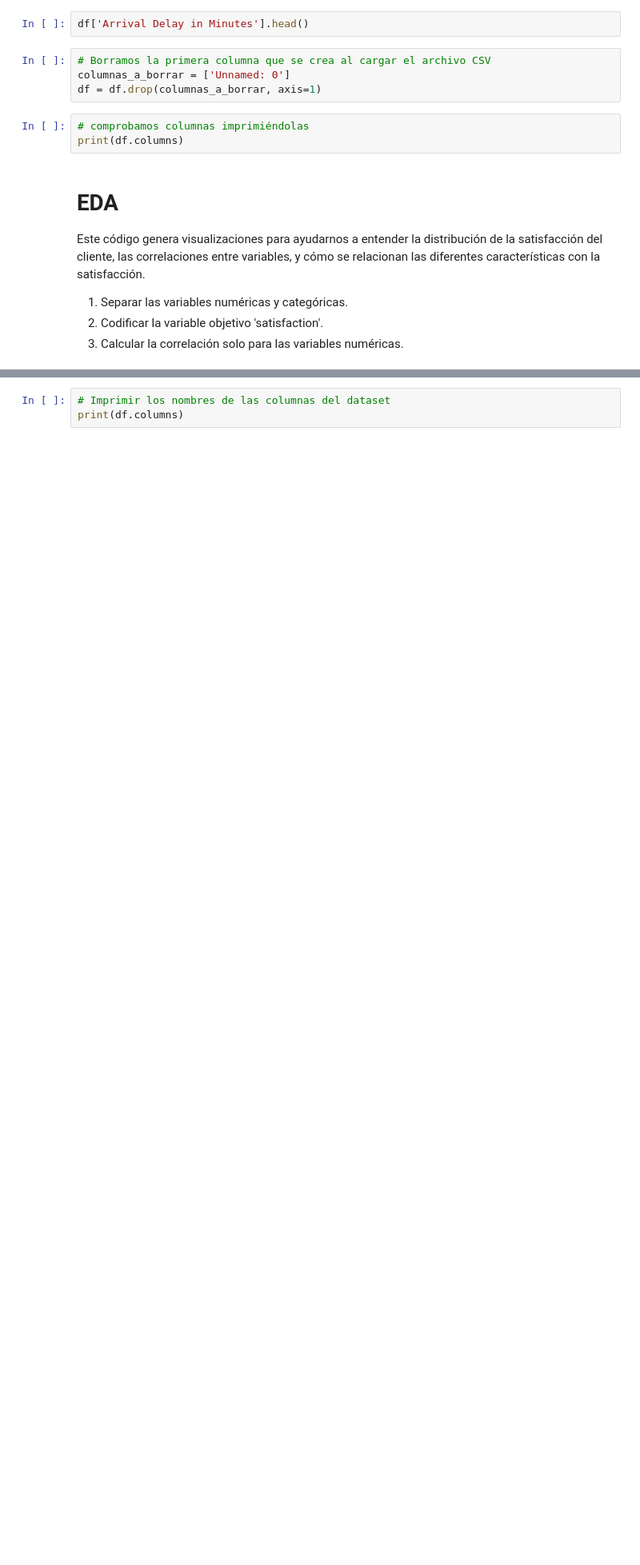
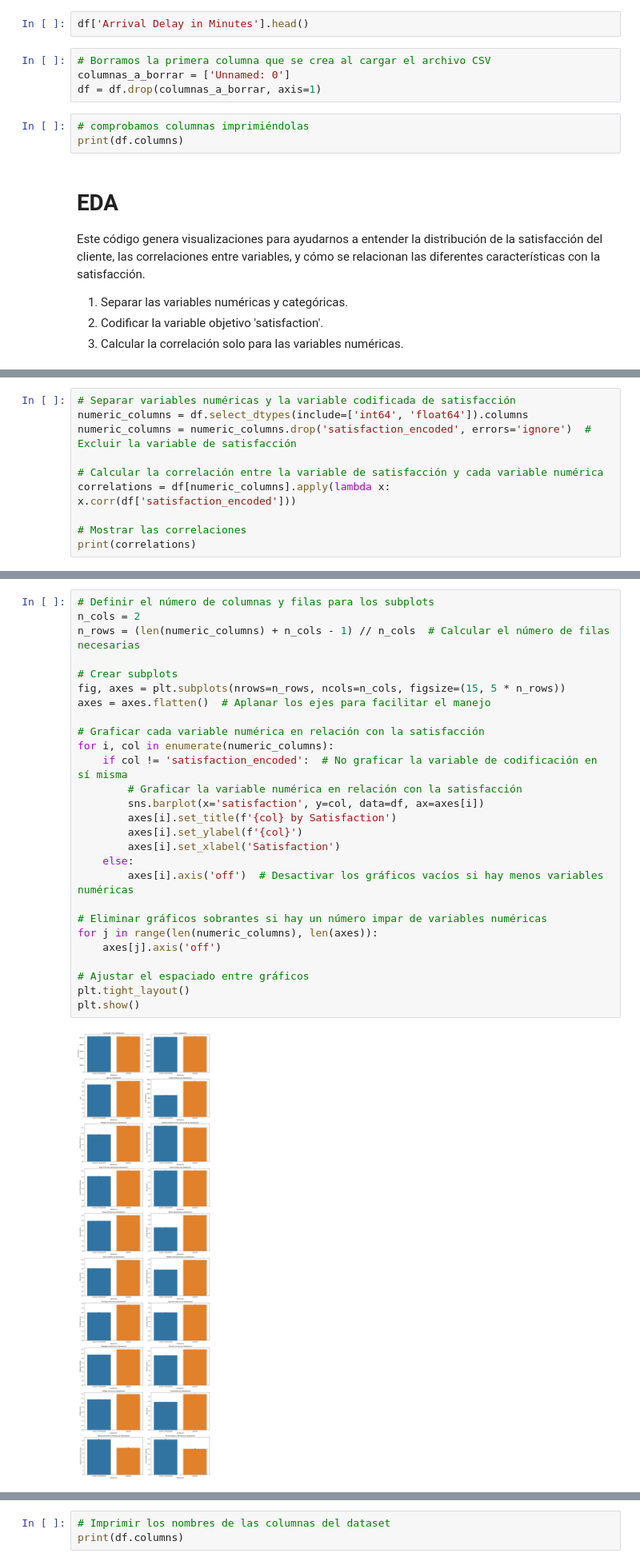
Before and after one commit to AI-School-F5-P3/F5-Aerolineas-G2, a Jupyter notebook: main.ipynb, the cells around one changed output, grey strips where cells are left out. Shown at 80% size. Cells and saved outputs as stored; diff of their text form; blank space fills up the shorter version.

```diff
--- a/main.ipynb
+++ b/main.ipynb
@@ -157,0 +276,10 @@ for col in numeric_columns:
+# %%
+# Separar variables numéricas y la variable codificada de satisfacción
+numeric_columns = df.select_dtypes(include=['int64', 'float64']).columns
+numeric_columns = numeric_columns.drop('satisfaction_encoded', errors='ignore')  # Excluir la variable de satisfacción
+
+# Calcular la correlación entre la variable de satisfacción y cada variable numérica
+correlations = df[numeric_columns].apply(lambda x: x.corr(df['satisfaction_encoded']))
+
+# Mostrar las correlaciones
+print(correlations)
@@ -157,0 +306,29 @@ for col in numeric_columns:
+# %%
+# Definir el número de columnas y filas para los subplots
+n_cols = 2
+n_rows = (len(numeric_columns) + n_cols - 1) // n_cols  # Calcular el número de filas necesarias
+
+# Crear subplots
+fig, axes = plt.subplots(nrows=n_rows, ncols=n_cols, figsize=(15, 5 * n_rows))
+axes = axes.flatten()  # Aplanar los ejes para facilitar el manejo
+
+# Graficar cada variable numérica en relación con la satisfacción
+for i, col in enumerate(numeric_columns):
+    if col != 'satisfaction_encoded':  # No graficar la variable de codificación en sí misma
+        # Graficar la variable numérica en relación con la satisfacción
+        sns.barplot(x='satisfaction', y=col, data=df, ax=axes[i])
+        axes[i].set_title(f'{col} by Satisfaction')
+        axes[i].set_ylabel(f'{col}')
+        axes[i].set_xlabel('Satisfaction')
+    else:
+        axes[i].axis('off')  # Desactivar los gráficos vacíos si hay menos variables numéricas
+
+# Eliminar gráficos sobrantes si hay un número impar de variables numéricas
+for j in range(len(numeric_columns), len(axes)):
+    axes[j].axis('off')
+
+# Ajustar el espaciado entre gráficos
+plt.tight_layout()
+plt.show()
+# %% [output]
+[figure, added]
```
Also changed, not shown: parts of 10 cells of this notebook.
